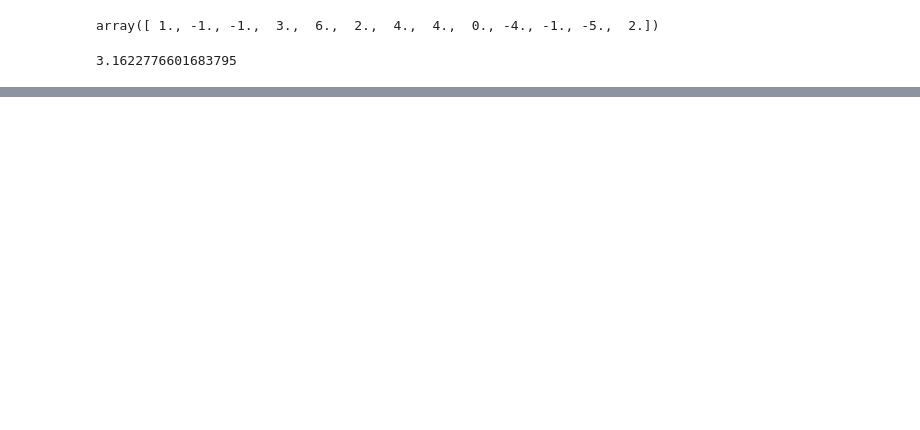
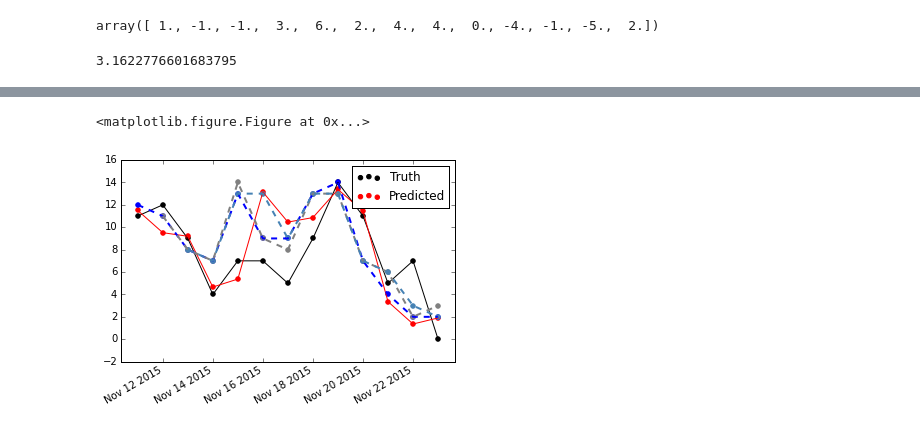
Before and after one commit to majorgowan/wpwp, a Jupyter notebook: Notebooks/wU_November2015.ipynb, the cells around one changed output, grey strips where cells are left out. Cells and saved outputs as stored; diff of their text form; code cells hidden in the pictures; blank space fills up the shorter version.

```diff
--- a/Notebooks/wU_November2015.ipynb
+++ b/Notebooks/wU_November2015.ipynb
@@ -100,0 +703,15 @@ np.sqrt(mean((yul - cyul_Tmax[1:])**2))
+# %%
+ax = Reg.plotModelPred(date_list, pred, target, showIt=False)
+plt.plot(date[1:],cyul[1][:-1],color='blue',linewidth=2, linestyle='--')
+plt.scatter(date[1:],cyul[1][:-1],color='blue')
+
+plt.plot(date[2:],cyul[3][:-2],color='gray',linewidth=2, linestyle='--')
+plt.scatter(date[2:],cyul[3][:-2],color='gray')
+
+plt.plot(date[3:],cyul[5][:-3],color='steelblue',linewidth=2, linestyle='--')
+plt.scatter(date[3:],cyul[5][:-3],color='steelblue')
+
+plt.show()
+# %% [output]
+<matplotlib.figure.Figure at 0x...>
+[figure, added]
```
Also changed, not shown: parts of 25 cells of this notebook, 3 other files.
